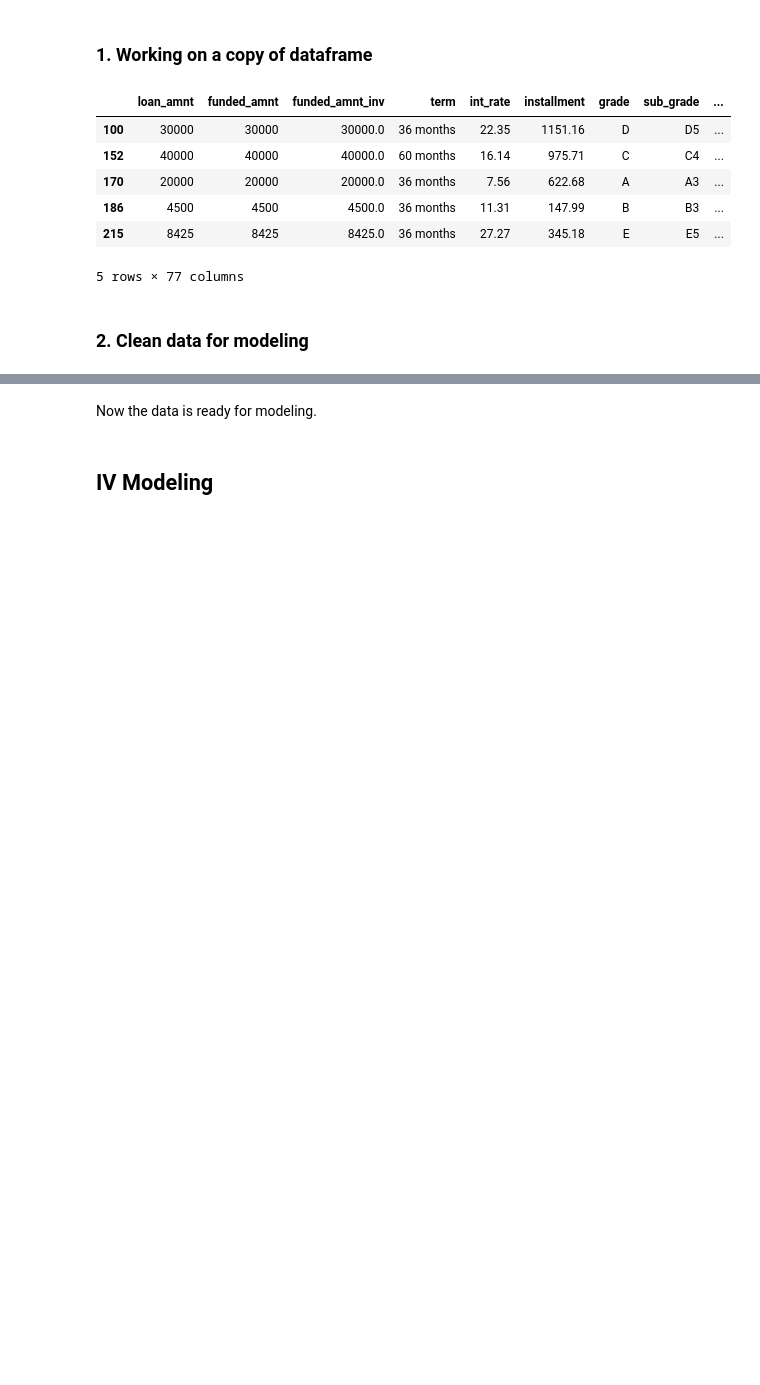
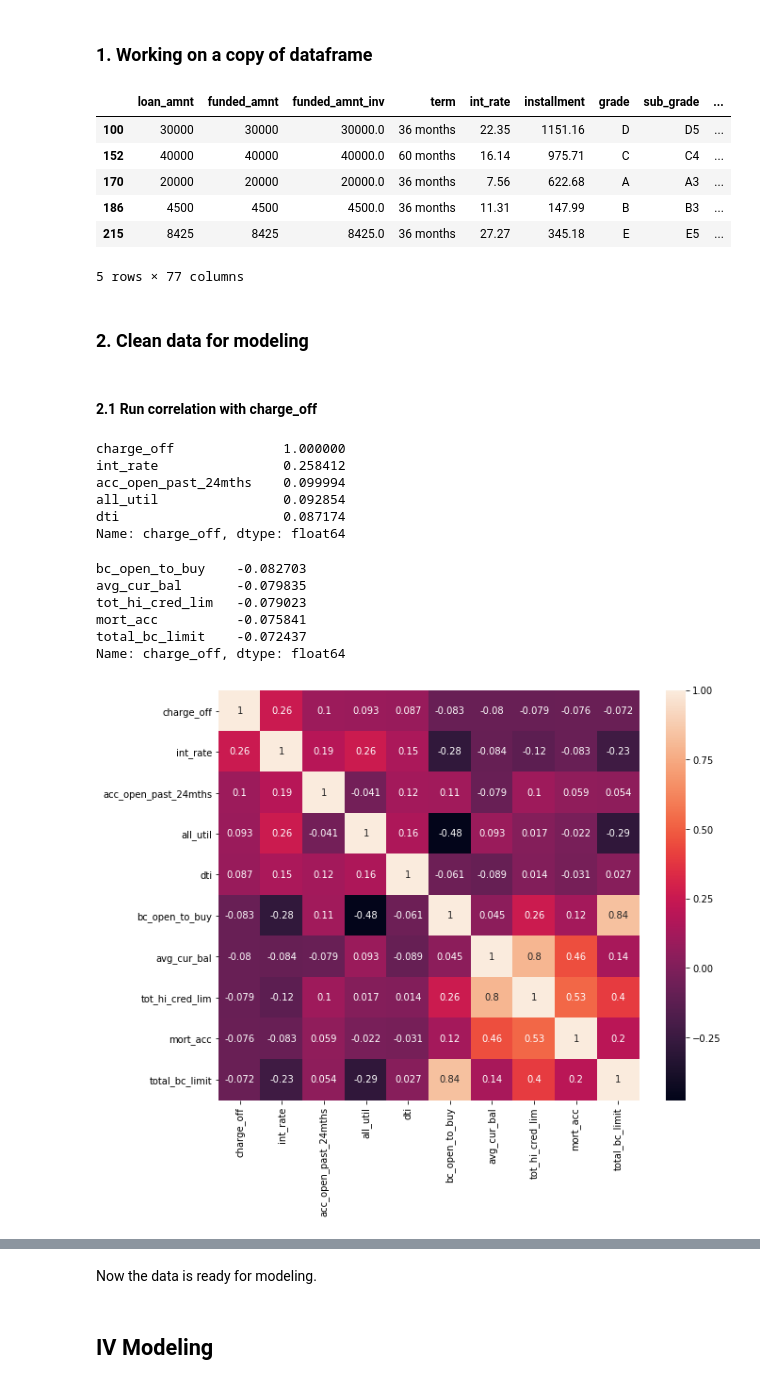
Before and after one commit to laguna589/Springboard, a Jupyter notebook: Capstone 2 - Analysis and Modeling on Lending Club Loan Data.ipynb, the cells around one changed output, grey strips where cells are left out. Saved outputs shown, nothing was run; the diff lists cells and outputs as text; code cells hidden in the pictures; blank space fills up the shorter version.

```diff
--- a/Capstone 2 - Analysis and Modeling on Lending Club Loan Data.ipynb
+++ b/Capstone 2 - Analysis and Modeling on Lending Club Loan Data.ipynb
@@ -739,3 +735,43 @@ df2.head()
 5 rows × 77 columns
 # %% [markdown]
 ### 2. Clean data for modeling
+# %% [markdown]
+#### 2.1 Run correlation with charge_off
+# %%
+corr = df2.corr()
+# %%
+#Run correlation
+corr_charge_off = corr.filter(items=['charge_off'])
+# %%
+#Create correlation heatmap with top 5 and bottom 5 variables
+
+#Top 5
+top_5 = corr_charge_off.sort_values(by='charge_off', ascending=False).head(5)
+top_5['charge_off']
+# %% [output]
+charge_off              1.000000
+int_rate                0.258412
+acc_open_past_24mths    0.099994
+all_util                0.092854
+dti                     0.087174
+Name: charge_off, dtype: float64
+# %%
+#Bottom 5
+bottom_5 = corr_charge_off.sort_values(by='charge_off', ascending=True).head(5)
+bottom_5['charge_off']
+# %% [output]
+bc_open_to_buy    -0.082703
+avg_cur_bal       -0.079835
+tot_hi_cred_lim   -0.079023
+mort_acc          -0.075841
+total_bc_limit    -0.072437
+Name: charge_off, dtype: float64
+# %%
+#Heatmap
+heatfields = list(top_5.index)+list(bottom_5.index)
+corr = df2[heatfields].corr()
+fig, ax = plt.subplots(figsize=(10,8))
+sns.heatmap(corr, annot=True, ax=ax)
+plt.show()
+# %% [output]
+[figure, added]
```
Also changed, not shown: parts of 30 cells of this notebook.
